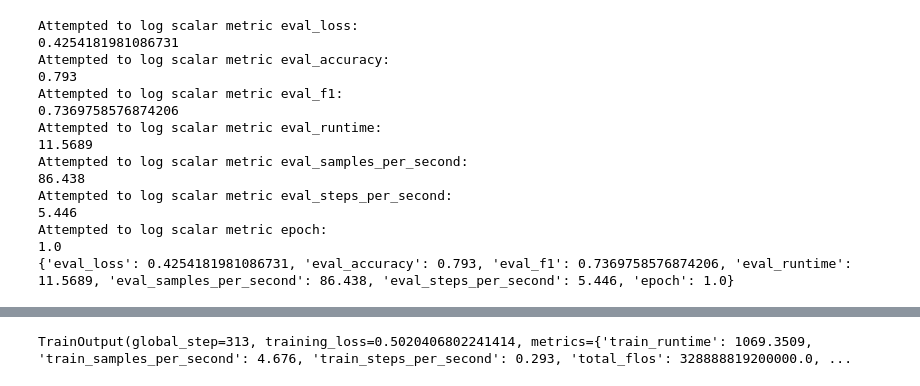
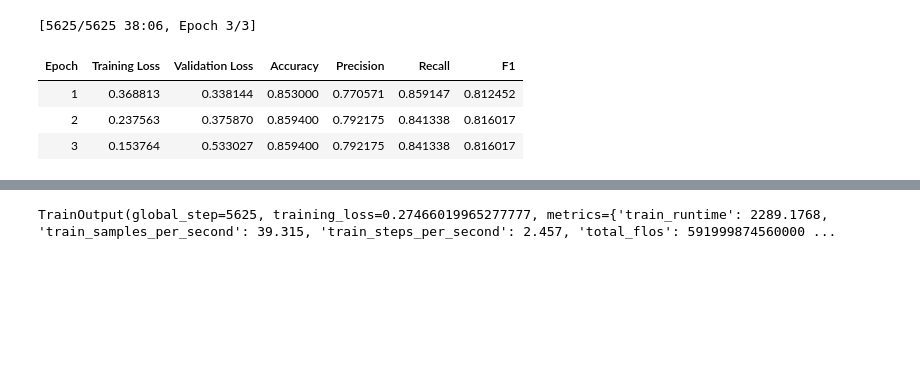
Before and after one commit to JuliaTrznadel/BERT-for-paraphrase-detection, a Jupyter notebook: code.ipynb, the cells around one changed output, grey strips where cells are left out. Cells and saved outputs as stored; diff of their text form; code cells hidden in the pictures; blank space fills up the shorter version.

Commit message:
Updated the code, added matrixes

```diff
--- a/code.ipynb
+++ b/code.ipynb
@@ -78,0 +165,9 @@ small_eval = tokenized_dataset["validation"].shuffle(seed=42).select(range(1000)
+# %%
+TRAIN_SIZE = 30000
+EVAL_SIZE = 5000
+
+train_data = tokenized_dataset["train"].shuffle(seed=SEED).select(range(min(TRAIN_SIZE, len(tokenized_dataset["train"]))))
+eval_data = tokenized_dataset["validation"].shuffle(seed=SEED).select(range(min(EVAL_SIZE, len(tokenized_dataset["validation"]))))
+
+print(train_data)
+print(eval_data)
@@ -79,43 +183,47 @@ small_eval = tokenized_dataset["validation"].shuffle(seed=42).select(range(1000)
 # %%
-from transformers import AutoModelForSequenceClassification, TrainingArguments, Trainer
-import evaluate
-import numpy as np
+from transformers import AutoModelForSequenceClassification, TrainingArguments, Trainer, DataCollatorWithPadding, EarlyStoppingCallback
+from sklearn.metrics import accuracy_score, precision_recall_fscore_support, confusion_matrix
 
-model = AutoModelForSequenceClassification.from_pretrained(
-    model_name,
-    num_labels=2
-)
-
-accuracy = evaluate.load("accuracy")
-f1 = evaluate.load("f1")
+model = AutoModelForSequenceClassification.from_pretrained(MODEL_NAME, num_labels=2)
 
 def compute_metrics(eval_pred):
     logits, labels = eval_pred
-    predictions = np.argmax(logits, axis=-1)
-
+    preds = np.argmax(logits, axis=-1)
+    precision, recall, f1, _ = precision_recall_fscore_support(labels, preds, average="binary", zero_division=0)
+    acc = accuracy_score(labels, preds)
     return {
-        "accuracy": accuracy.compute(predictions=predictions, references=labels)["accuracy"],
-        "f1": f1.compute(predictions=predictions, references=labels)["f1"]
+        "accuracy": acc,
+        "precision": precision,
+        "recall": recall,
+        "f1": f1,
     }
 
 training_args = TrainingArguments(
     output_dir="./bert-qqp-results",
-    evaluation_strategy="epoch",
+    eval_strategy="epoch",
     save_strategy="epoch",
     learning_rate=2e-5,
     per_device_train_batch_size=16,
-    per_device_eval_batch_size=16,
-    num_train_epochs=1,
+    per_device_eval_batch_size=32,
+    num_train_epochs=3,
     weight_decay=0.01,
-    logging_dir="./logs",
+    warmup_ratio=0.06,
+    logging_steps=100,
+    load_best_model_at_end=True,
+    metric_for_best_model="f1",
+    greater_is_better=True,
+    save_total_limit=2,
+    report_to="none",
+    seed=SEED,
 )
 
 trainer = Trainer(
     model=model,
     args=training_args,
-    train_dataset=small_train,
-    eval_dataset=small_eval,
+    train_dataset=train_data,
+    eval_dataset=eval_data,
     compute_metrics=compute_metrics,
+    callbacks=[EarlyStoppingCallback(early_stopping_patience=2)],
 )
 
 trainer.train()
@@ -125,15 +248,5 @@ You should probably TRAIN this model on a down-stream task to be able to use it
-Attempted to log scalar metric eval_loss:
-0.4254181981086731
-Attempted to log scalar metric eval_accuracy:
-0.793
-Attempted to log scalar metric eval_f1:
-0.7369758576874206
-Attempted to log scalar metric eval_runtime:
-11.5689
-Attempted to log scalar metric eval_samples_per_second:
-86.438
-Attempted to log scalar metric eval_steps_per_second:
-5.446
-Attempted to log scalar metric epoch:
-1.0
-{'eval_loss': 0.4254181981086731, 'eval_accuracy': 0.793, 'eval_f1': 0.7369758576874206, 'eval_runtime': 11.5689, 'eval_samples_per_second': 86.438, 'eval_steps_per_second': 5.446, 'epoch': 1.0}
+[5625/5625 38:06, Epoch 3/3]
+| Epoch | Training Loss | Validation Loss | Accuracy | Precision | Recall | F1 |
+| 1 | 0.368813 | 0.338144 | 0.853000 | 0.770571 | 0.859147 | 0.812452 |
+| 2 | 0.237563 | 0.375870 | 0.859400 | 0.792175 | 0.841338 | 0.816017 |
+| 3 | 0.153764 | 0.533027 | 0.859400 | 0.792175 | 0.841338 | 0.816017 |
@@ -153 +255 @@ Attempted to log scalar metric epoch:
-TrainOutput(global_step=313, training_loss=0.5020406802241414, metrics={'train_runtime': 1069.3509, 'train_samples_per_second': 4.676, 'train_steps_per_second': 0.293, 'total_flos': 328888819200000.0, ...
+TrainOutput(global_step=5625, training_loss=0.27466019965277777, metrics={'train_runtime': 2289.1768, 'train_samples_per_second': 39.315, 'train_steps_per_second': 2.457, 'total_flos': 591999874560000 ...
```
Also changed, not shown: parts of 16 cells of this notebook.
